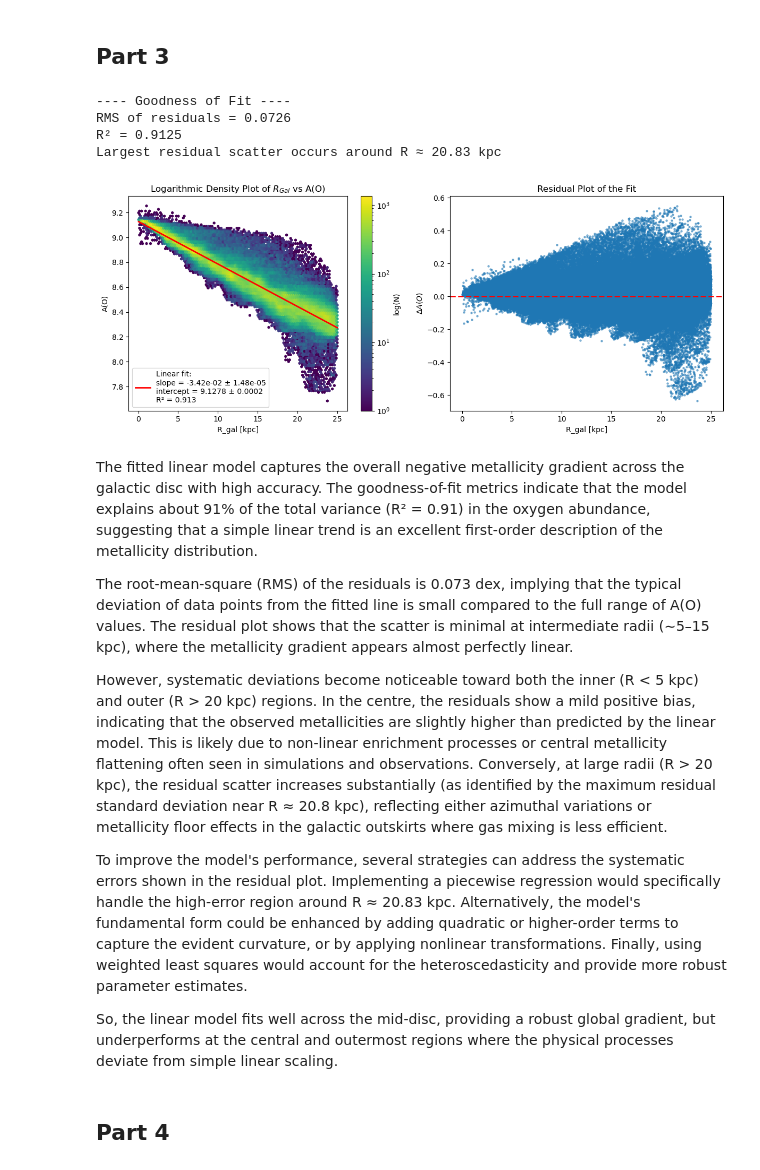
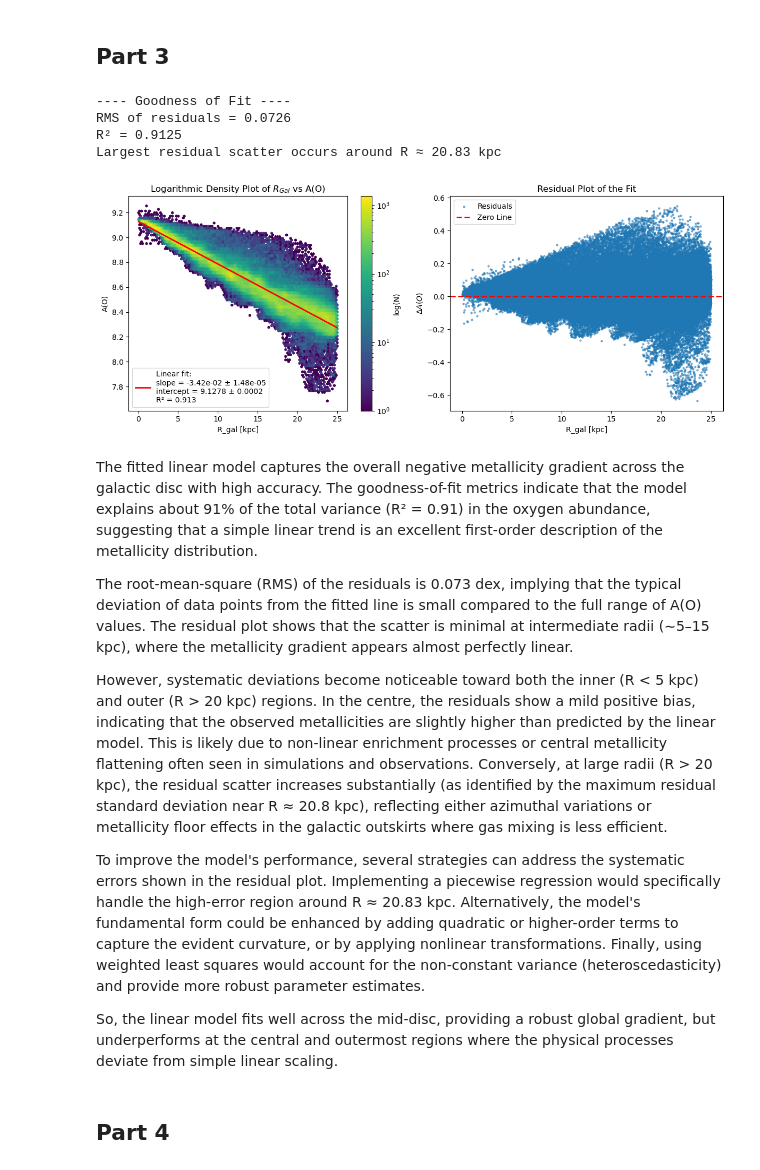
Before and after one commit to harisskummar29/ASTR4004Assignment3, a Jupyter notebook: task3/task3_radial_metallicity.ipynb, the cells around one changed output. Cells and saved outputs as stored; diff of their text form; code cells hidden in the pictures.

```diff
--- a/task3/task3_radial_metallicity.ipynb
+++ b/task3/task3_radial_metallicity.ipynb
@@ -122,10 +123,10 @@ The following hyperparameters were used:
 # ------------------------------
 # 4. Statistical metrics
 # ------------------------------
-RMS = np.sqrt(np.mean(residuals**2))
-SS_res = np.sum(residuals**2)
-SS_tot = np.sum((AO - np.mean(AO))**2)
-R2 = 1 - (SS_res / SS_tot)
+RMS = np.sqrt(np.mean(residuals**2)) # Root Mean Square error
+SS_res = np.sum(residuals**2)        # Residual sum of squares
+SS_tot = np.sum((AO - np.mean(AO))**2) # Total sum of squares
+R2 = 1 - (SS_res / SS_tot)            # R-squared coefficient of determination
 
 print("\n---- Goodness of Fit ----")
 print(f"RMS of residuals = {RMS:.4f}")
@@ -144,36 +145,37 @@ print(f"Largest residual scatter occurs around R ≈ "
 # ------------------------------
 fig, axs = plt.subplots(1, 2, figsize=(12, 5))
 
 # Panel (a): log density + fit
 hb = axs[0].hexbin(R_gal, AO, gridsize=100, cmap='viridis', bins='log')
 axs[0].plot(np.sort(R_gal), linear_model(np.sort(R_gal), slope, intercept),
             color='red', lw=2,
             label=(f'Linear fit:\n'
                    f'slope = {slope:.2e} ± {slope_err:.2e}\n'
                    f'intercept = {intercept:.4f} ± {intercept_err:.4f}\n'
                    f'R² = {R2:.3f}'))
 axs[0].set_xlabel('R_gal [kpc]')
 axs[0].set_ylabel('A(O)')
 axs[0].legend(loc='lower left')
 axs[0].set_title("Logarithmic Density Plot of $R_{Gal}$ vs A(O)")
 fig.colorbar(hb, ax=axs[0], label='log(N)')
 
 # Panel (b): Residuals
-axs[1].scatter(R_gal, residuals, s=5, alpha=0.5)
-axs[1].axhline(0, color='red', lw=2, linestyle='--')
+axs[1].scatter(R_gal, residuals, s=5, alpha=0.5, label='Residuals')
+axs[1].axhline(0, color='red', lw=2, linestyle='--', label='Zero Line')
 axs[1].set_xlabel('R_gal [kpc]')
 axs[1].set_ylabel(r'$\Delta A(O)$')
 axs[1].set_title("Residual Plot of the Fit")
+axs[1].legend(loc='upper left')
 
 plt.tight_layout()
 plt.savefig('../figures/task3_radial_metallicity_2_panel.png', dpi=200)
 plt.show()
 # %% [output]
 ---- Goodness of Fit ----
 RMS of residuals = 0.0726
 R² = 0.9125
 Largest residual scatter occurs around R ≈ 20.83 kpc
-[figure, old version]
+[figure, new version]
 # %% [markdown]
 The fitted linear model captures the overall negative metallicity gradient across the galactic disc with high accuracy. The goodness-of-fit metrics indicate that the model explains about 91% of the total variance (R² = 0.91) in the oxygen abundance, suggesting that a simple linear trend is an excellent first-order description of the metallicity distribution.
 
@@ -181,7 +183,7 @@ The root-mean-square (RMS) of the residuals is 0.073 dex, implying that the typi
 
 However, systematic deviations become noticeable toward both the inner (R < 5 kpc) and outer (R > 20 kpc) regions. In the centre, the residuals show a mild positive bias, indicating that the observed metallicities are slightly higher than predicted by the linear model. This is likely due to non-linear enrichment processes or central metallicity flattening often seen in simulations and observations. Conversely, at large radii (R > 20 kpc), the residual scatter increases substantially (as identified by the maximum residual standard deviation near R ≈ 20.8 kpc), reflecting either azimuthal variations or metallicity floor effects in the galactic outskirts where gas mixing is less efficient.
 
-To improve the model's performance, several strategies can address the systematic errors shown in the residual plot. Implementing a piecewise regression would specifically handle the high-error region around R ≈ 20.83 kpc. Alternatively, the model's fundamental form could be enhanced by adding quadratic or higher-order terms to capture the evident curvature, or by applying nonlinear transformations. Finally, using weighted least squares would account for the heteroscedasticity and provide more robust parameter estimates.
+To improve the model's performance, several strategies can address the systematic errors shown in the residual plot. Implementing a piecewise regression would specifically handle the high-error region around R ≈ 20.83 kpc. Alternatively, the model's fundamental form could be enhanced by adding quadratic or higher-order terms to capture the evident curvature, or by applying nonlinear transformations. Finally, using weighted least squares would account for the non-constant variance (heteroscedasticity) and provide more robust parameter estimates.
 
 So, the linear model fits well across the mid-disc, providing a robust global gradient, but underperforms at the central and outermost regions where the physical processes deviate from simple linear scaling.
 # %% [markdown]
```
Also changed, not shown: parts of 7 cells of this notebook, 3 other files.
